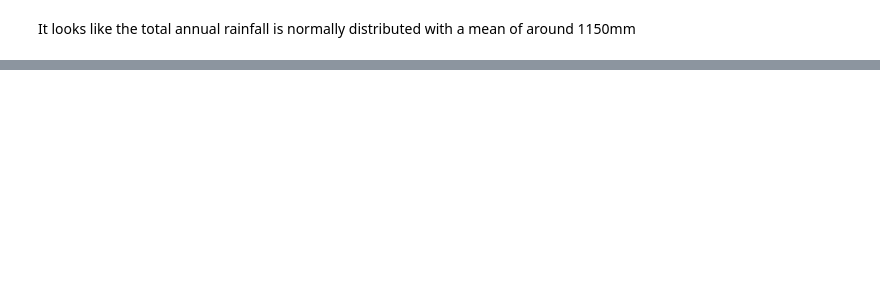
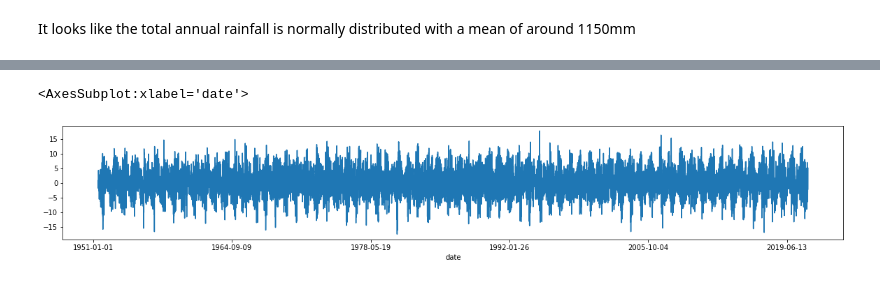
Before and after one commit to BasedLukas/stats_forecasting_modelling, a Jupyter notebook: 02 exploratory_analysis.ipynb, the cells around one changed output, grey strips where cells are left out. Drawn from its saved outputs; the diff is of its cells as text; code cells hidden in the pictures; blank space fills up the shorter version.

```diff
--- a/02 exploratory_analysis.ipynb
+++ b/02 exploratory_analysis.ipynb
@@ -162,6 +200,11 @@ season.to_csv("tavg_season_new_england.csv")
 # %%
 resid = decomposition.resid
-resid.to_csv("tavg_resid_new_england.csv")
+resid.plot()
+# no need to run this if you already have the file
+#resid.to_csv("tavg_resid_new_england.csv")
+# %% [output]
+<AxesSubplot:xlabel='date'>
+[figure, added]
 # %%
 # this doesn't seem to work that well so i'll ignore it
 
```
Also changed, not shown: parts of 19 cells of this notebook.
